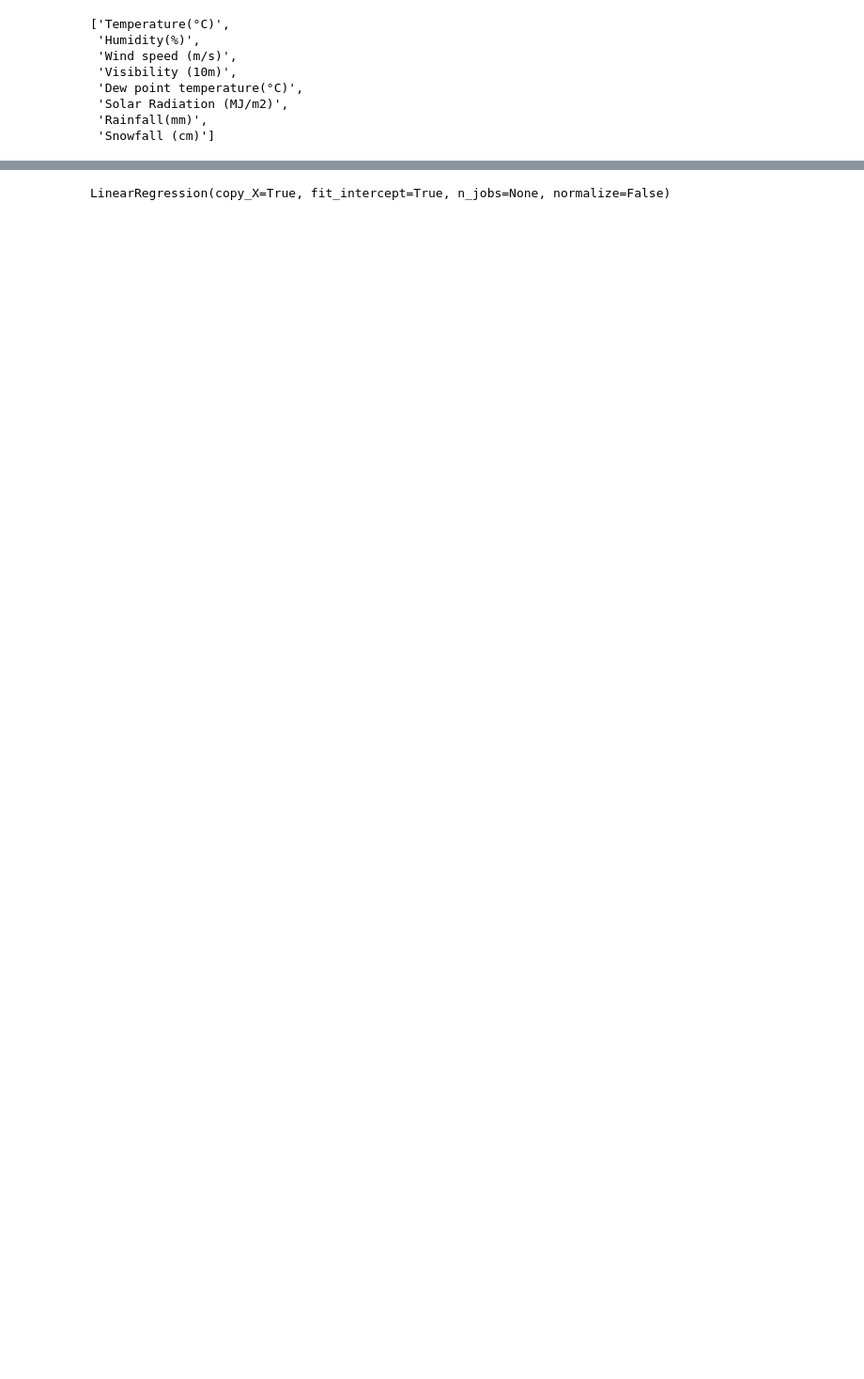
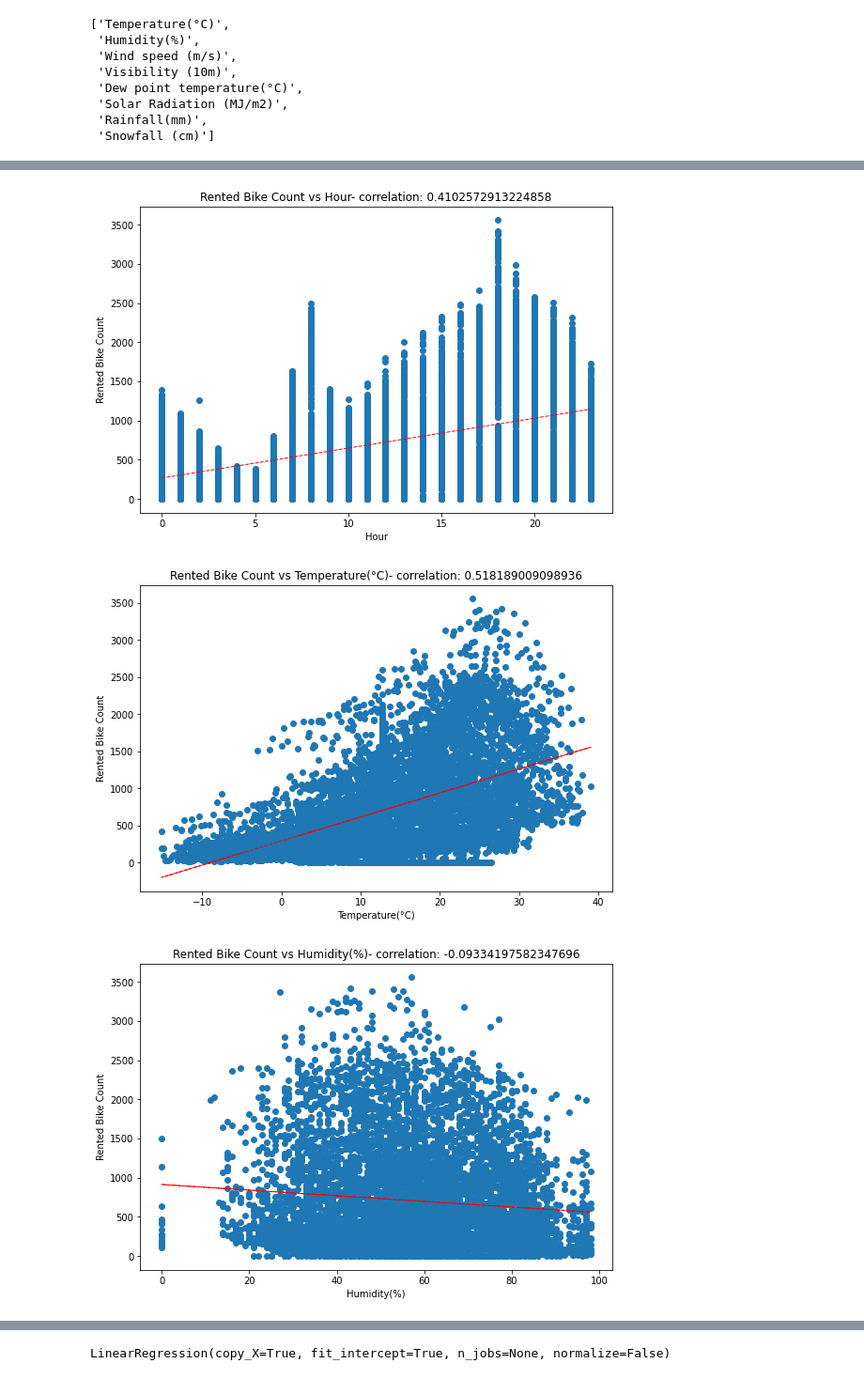
Before and after one commit to arifuddinatif/Bike-Sharing-Demand-Prediction, a Jupyter notebook: Copy_of_Bike_Sharing_Demand_Prediction_Capstone_Project.ipynb, the cells around one changed output, grey strips where cells are left out. Shown at 94% size. Saved outputs shown, nothing was run; the diff lists cells and outputs as text; code cells hidden in the pictures; blank space fills up the shorter version.

```diff
--- a/Copy_of_Bike_Sharing_Demand_Prediction_Capstone_Project.ipynb
+++ b/Copy_of_Bike_Sharing_Demand_Prediction_Capstone_Project.ipynb
@@ -402,2 +508,4 @@ sns.heatmap(df.corr('pearson'),vmin=-1, vmax=1,cmap='coolwarm',annot=True, squar
 # %%
-df.drop(columns=['Dew point temperature(°C)','Date','Rainfall(mm)','Snowfall (cm)'],axis=1,inplace=True)
+# dropping columns with more (or less) correlation
+
+df.drop(columns=['Dew point temperature(°C)','Date','Rainfall(mm)','Snowfall (cm)','year'],axis=1,inplace=True)
@@ -403,0 +540,4 @@ df.drop(columns=['Dew point temperature(°C)','Date','Rainfall(mm)','Snowfall (c
+# %%
+# dropping "summer" column as it adds to multicollinearity
+
+df.drop(columns=['Summer'],axis=1,inplace=True)
@@ -403,0 +583,29 @@ df.drop(columns=['Dew point temperature(°C)','Date','Rainfall(mm)','Snowfall (c
+# %%
+# converting object type columns to float
+
+df['Functioning Day'] = df['Functioning Day'].astype(float)
+df['Holiday'] = df['Holiday'].astype(float)
+# %%
+# obtaining correlation plots between dependent and independent variables
+
+numeric_features = df.columns
+for col in numeric_features[1:]:
+    fig = plt.figure(figsize=(9, 6))
+    ax = fig.gca()
+    feature = df[col]
+    label = df['Rented Bike Count']
+    correlation = feature.corr(label)
+    plt.scatter(x=feature, y=label)
+    plt.xlabel(col)
+    plt.ylabel('Rented Bike Count')
+    ax.set_title('Rented Bike Count vs ' + col + '- correlation: ' + str(correlation))
+    z = np.polyfit(df[col], df['Rented Bike Count'], 1)
+    y_hat = np.poly1d(z)(df[col])
+
+    plt.plot(df[col], y_hat, "r--", lw=1)
+
+plt.show()
+# %% [output]
+[figure, added]
+[figure, added]
+[figure, added]
```
Also changed, not shown: parts of 126 cells of this notebook.
